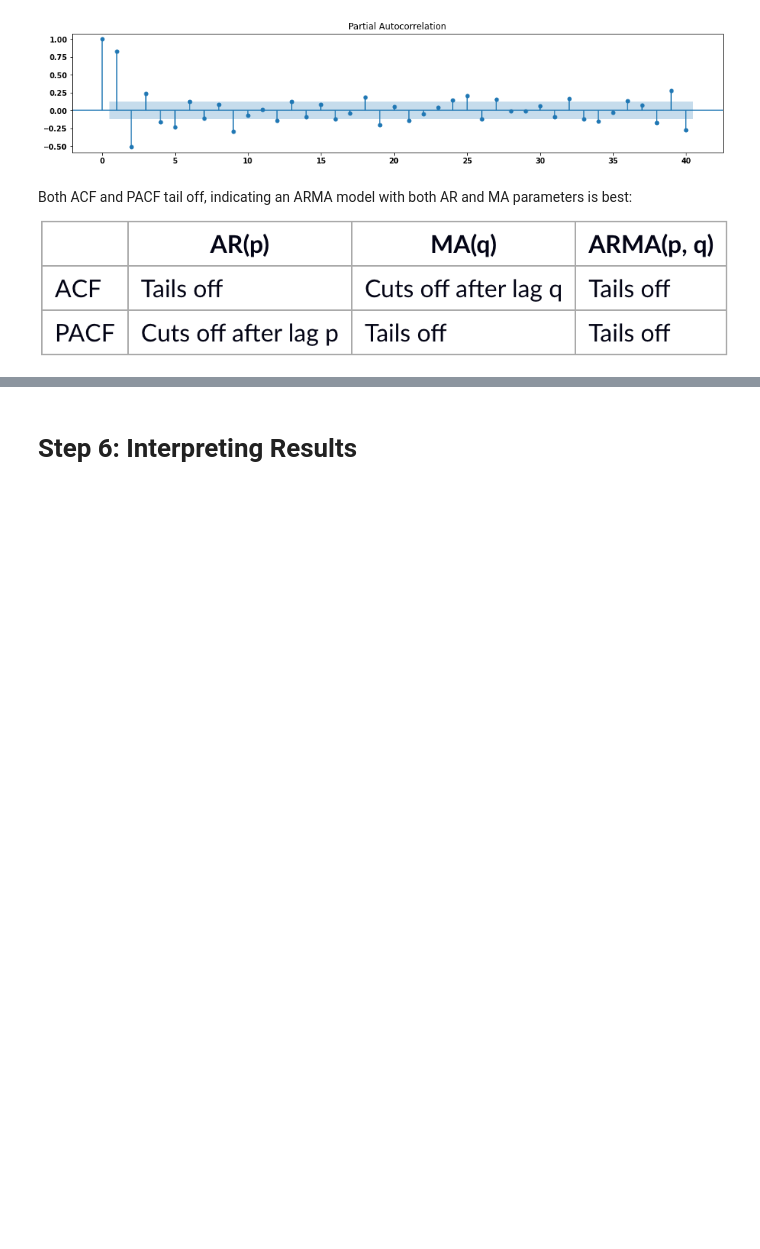
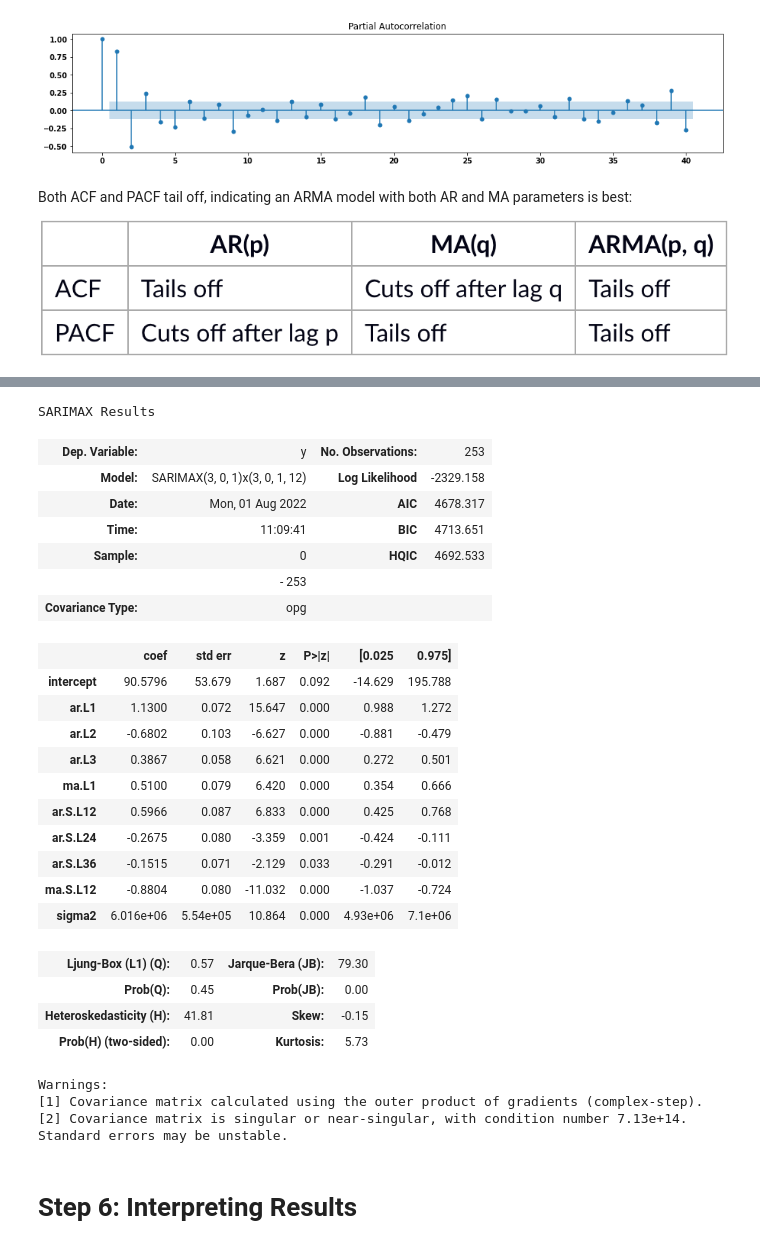
Before and after one commit to yehcolum/ZillowTimeSeries, a Jupyter notebook: time-series/Zillow Data Time Series Analysis.ipynb, the cells around one changed output, grey strips where cells are left out. Cells and saved outputs as stored; diff of their text form; code cells hidden in the pictures; blank space fills up the shorter version.

```diff
--- a/time-series/Zillow Data Time Series Analysis.ipynb
+++ b/time-series/Zillow Data Time Series Analysis.ipynb
@@ -692,0 +977,8 @@ r5_arma.fit()
+# %%
+r4_autoarima = auto_arima(r4_roll_diff, start_p=0, start_q=0, m=12, d=0,
+                          information_criterion='aic', max_d=3, max_q=3,
+                          max_p=3, start_P=0, start_Q=0, D=0, max_P=3, max_Q=3,
+                          max_D=3, seasonal=True, trace=True, stepwise=True,
+                          suppress_warnings=True
+
+                         )
@@ -693,2 +1018,31 @@ r5_arma.fit()
+# %%
+r4_autoarima.summary()
+# %% [output]
+SARIMAX Results
+| Dep. Variable: | y | No. Observations: | 253 |
+| Model: | SARIMAX(3, 0, 1)x(3, 0, 1, 12) | Log Likelihood | -2329.158 |
+| Date: | Mon, 01 Aug 2022 | AIC | 4678.317 |
+| Time: | 11:09:41 | BIC | 4713.651 |
+| Sample: | 0 | HQIC | 4692.533 |
+|  | - 253 |  |  |
+| Covariance Type: | opg |  |  |
+|  | coef | std err | z | P>|z| | [0.025 | 0.975] |
+| intercept | 90.5796 | 53.679 | 1.687 | 0.092 | -14.629 | 195.788 |
+| ar.L1 | 1.1300 | 0.072 | 15.647 | 0.000 | 0.988 | 1.272 |
+| ar.L2 | -0.6802 | 0.103 | -6.627 | 0.000 | -0.881 | -0.479 |
+| ar.L3 | 0.3867 | 0.058 | 6.621 | 0.000 | 0.272 | 0.501 |
+| ma.L1 | 0.5100 | 0.079 | 6.420 | 0.000 | 0.354 | 0.666 |
+| ar.S.L12 | 0.5966 | 0.087 | 6.833 | 0.000 | 0.425 | 0.768 |
+| ar.S.L24 | -0.2675 | 0.080 | -3.359 | 0.001 | -0.424 | -0.111 |
+| ar.S.L36 | -0.1515 | 0.071 | -2.129 | 0.033 | -0.291 | -0.012 |
+| ma.S.L12 | -0.8804 | 0.080 | -11.032 | 0.000 | -1.037 | -0.724 |
+| sigma2 | 6.016e+06 | 5.54e+05 | 10.864 | 0.000 | 4.93e+06 | 7.1e+06 |
+| Ljung-Box (L1) (Q): | 0.57 | Jarque-Bera (JB): | 79.30 |
+| Prob(Q): | 0.45 | Prob(JB): | 0.00 |
+| Heteroskedasticity (H): | 41.81 | Skew: | -0.15 |
+| Prob(H) (two-sided): | 0.00 | Kurtosis: | 5.73 |
+Warnings:
+[1] Covariance matrix calculated using the outer product of gradients (complex-step).
+[2] Covariance matrix is singular or near-singular, with condition number 7.13e+14. Standard errors may be unstable.
 # %% [markdown]
 # Step 6: Interpreting Results
```
Also changed, not shown: parts of 12 cells of this notebook.
